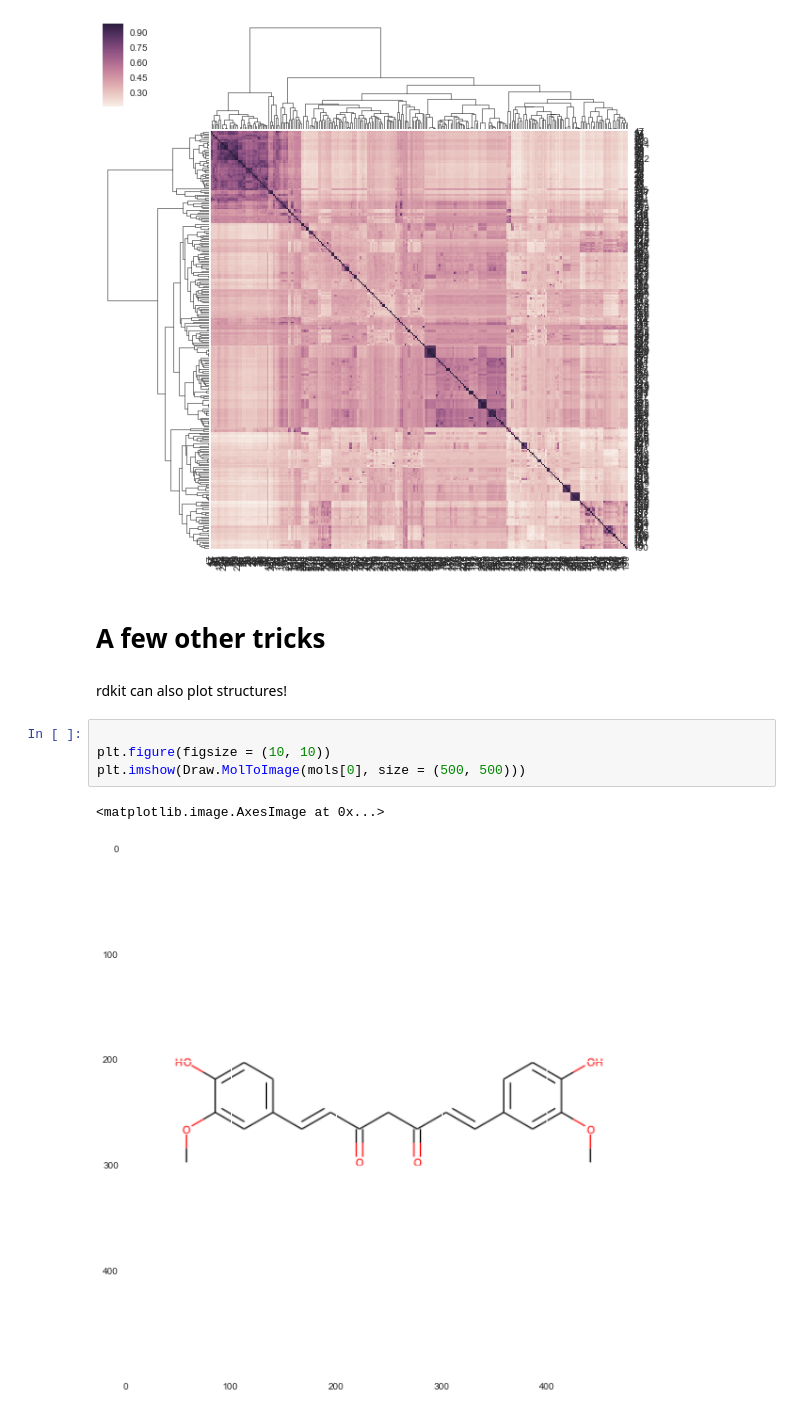
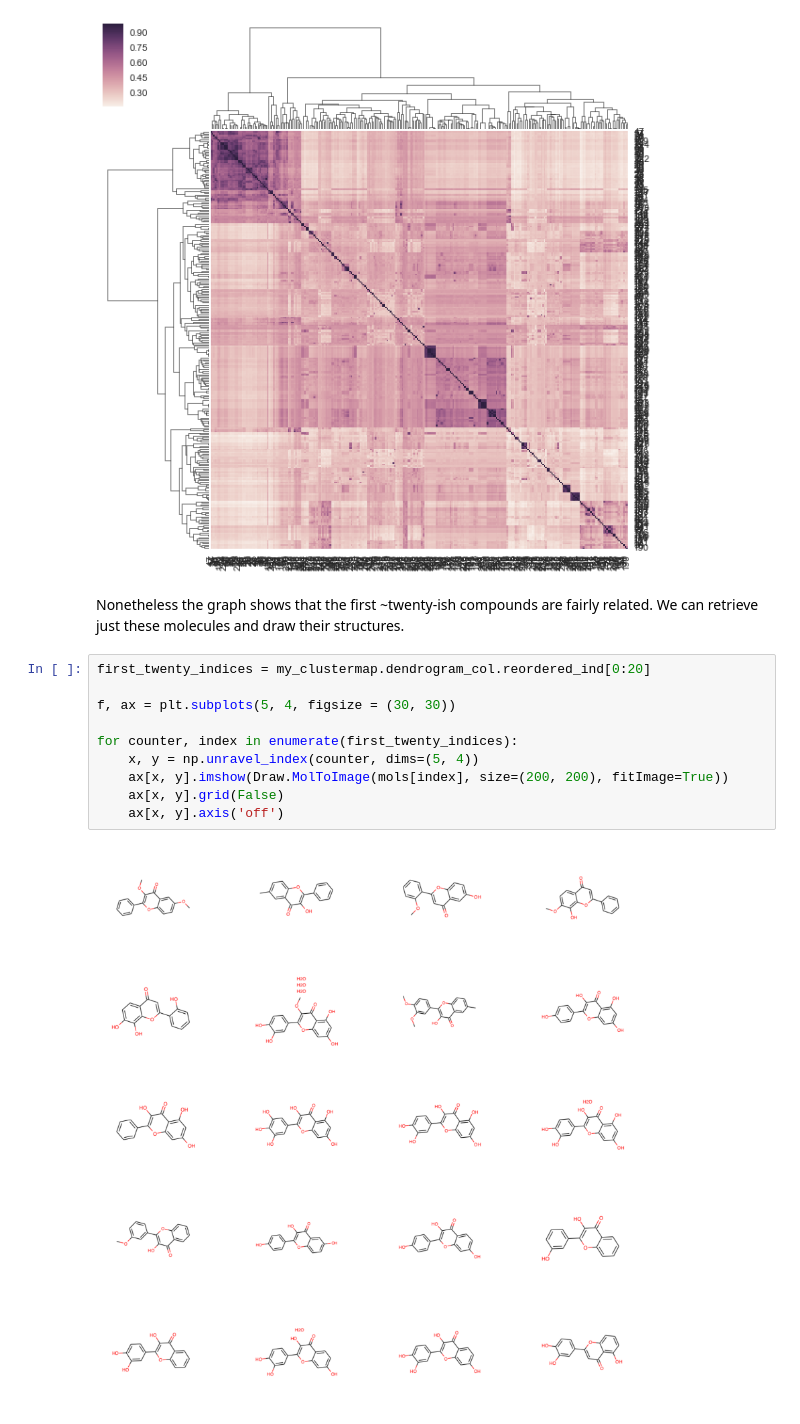
Before and after one commit to tentrillion/ipython_notebooks, a Jupyter notebook: analyzing_structures_of_SGTC_compound_libraries.ipynb, the cells around one changed output. Saved outputs shown, nothing was run; the diff lists cells and outputs as text.

Commit message:
now graphing table of structures

```diff
--- a/analyzing_structures_of_SGTC_compound_libraries.ipynb
+++ b/analyzing_structures_of_SGTC_compound_libraries.ipynb
@@ -96,14 +97,17 @@ Now that we have compared all molecules to each other, we can graph the results
 my_clustermap = sns.clustermap(my_matrix)
 # %% [output]
 [figure]
-# %% [markdown]
-# A few other tricks
-# %% [markdown]
-rdkit can also plot structures!
-# %%
-
-plt.figure(figsize = (10, 10))
-plt.imshow(Draw.MolToImage(mols[0], size = (500, 500)))
-# %% [output]
-<matplotlib.image.AxesImage at 0x...>
-[figure, removed]
+# %% [markdown]
+Nonetheless the graph shows that the first ~twenty-ish compounds are fairly related.  We can retrieve just these molecules and draw their structures.
+# %%
+first_twenty_indices = my_clustermap.dendrogram_col.reordered_ind[0:20]
+
+f, ax = plt.subplots(5, 4, figsize = (30, 30))
+
+for counter, index in enumerate(first_twenty_indices):
+    x, y = np.unravel_index(counter, dims=(5, 4))
+    ax[x, y].imshow(Draw.MolToImage(mols[index], size=(200, 200), fitImage=True))
+    ax[x, y].grid(False)
+    ax[x, y].axis('off')
+# %% [output]
+[figure, added]
```
Also changed, not shown: parts of 1 cell of this notebook.
